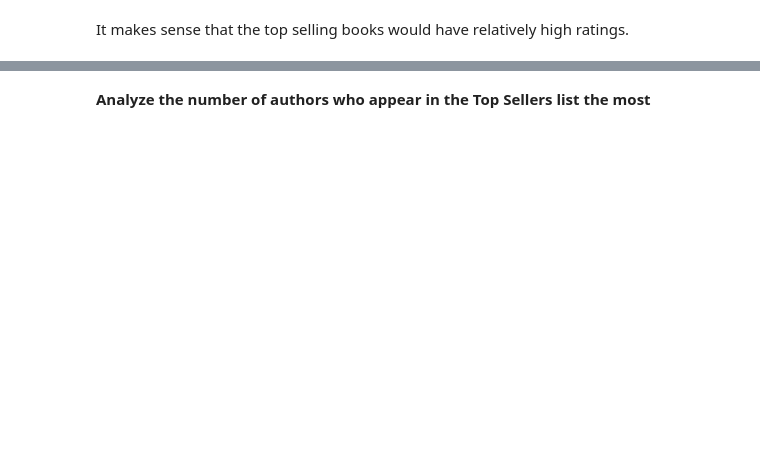
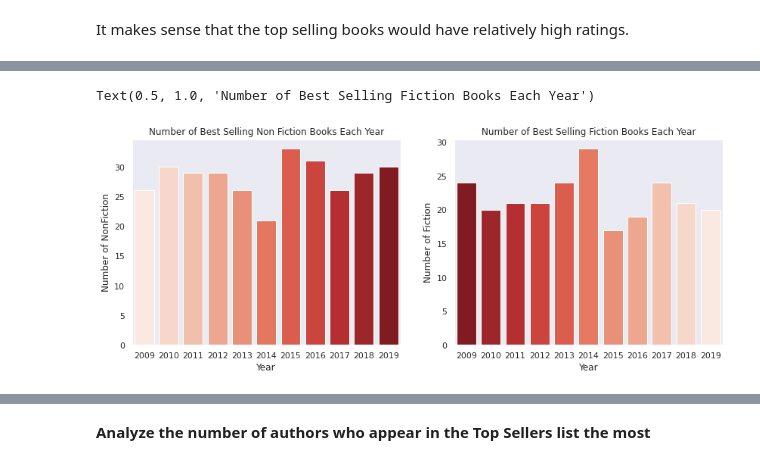
Before and after one commit to ifemiller/Amazon-Top-Sellers-EDA, a Jupyter notebook: Top Selling Books EDA.ipynb, the cells around one changed output, grey strips where cells are left out. Drawn from its saved outputs; the diff is of its cells as text; code cells hidden in the pictures; blank space fills up the shorter version.

```diff
--- a/Top Selling Books EDA.ipynb
+++ b/Top Selling Books EDA.ipynb
@@ -108,0 +106,9 @@ Text(0.5, 1.0, 'Average Number of Reviews of Books per Year by Genre')
+# %%
+nonficnum = []
+years = []
+for year in range(2009,2020):
+    temp = topsellers_data[(topsellers_data['Year'] == year) & (topsellers_data['Genre'] == 'Non Fiction')]
+    nonficnum.append(len(temp))
+    years.append(year)
+nonficdf = pd.DataFrame({'Year': years, 'Number of NonFiction': nonficnum})
+nonficdf
@@ -108,0 +128,9 @@ Text(0.5, 1.0, 'Average Number of Reviews of Books per Year by Genre')
+# %%
+ficnum = []
+years = []
+for year in range(2009,2020):
+    temp = topsellers_data[(topsellers_data['Year'] == year) & (topsellers_data['Genre'] == 'Fiction')]
+    ficnum.append(len(temp))
+    years.append(year)
+ficdf = pd.DataFrame({'Year': years, 'Number of Fiction': ficnum})
+ficdf
@@ -108,0 +150,3 @@ Text(0.5, 1.0, 'Average Number of Reviews of Books per Year by Genre')
+# %%
+Genre_by_year =nonficdf.merge(ficdf, on = 'Year')
+Genre_by_year
@@ -108,0 +166,12 @@ Text(0.5, 1.0, 'Average Number of Reviews of Books per Year by Genre')
+# %%
+plt.figure(figsize=(14,5))
+plt.subplot(1,2,1)
+sns.barplot(data = Genre_by_year, x = 'Year', y = 'Number of NonFiction', palette = 'Reds')
+plt.title('Number of Best Selling Non Fiction Books Each Year')
+
+plt.subplot(1,2,2)
+sns.barplot(data = Genre_by_year, x = 'Year', y = 'Number of Fiction', palette = 'Reds_r')
+plt.title('Number of Best Selling Fiction Books Each Year')
+# %% [output]
+Text(0.5, 1.0, 'Number of Best Selling Fiction Books Each Year')
+[figure, added]
```
Also changed, not shown: parts of 23 cells of this notebook.
